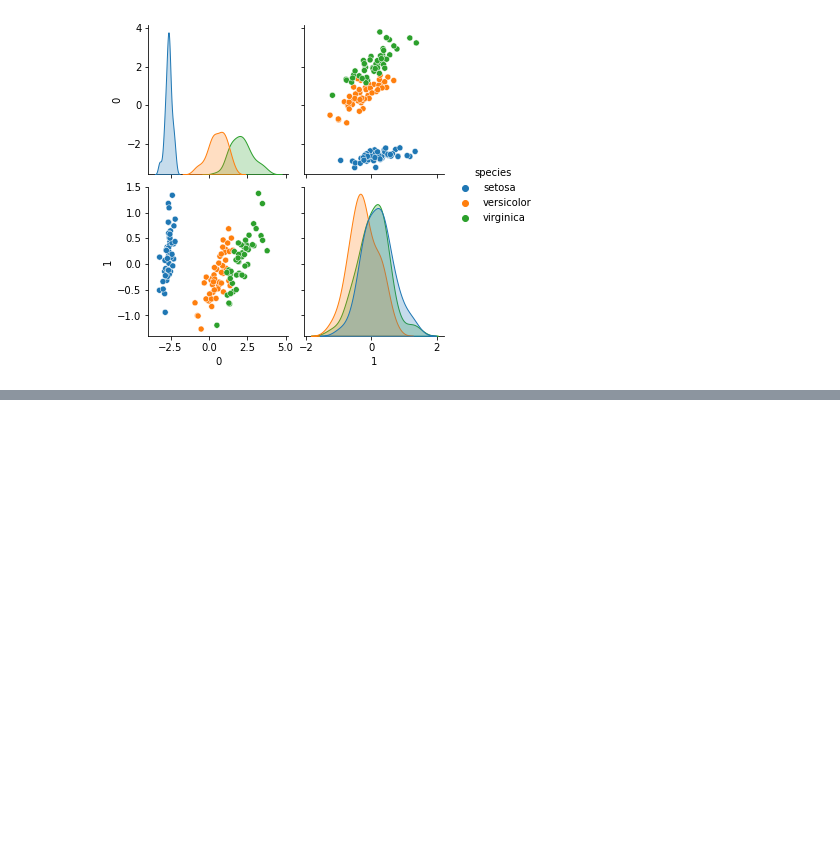
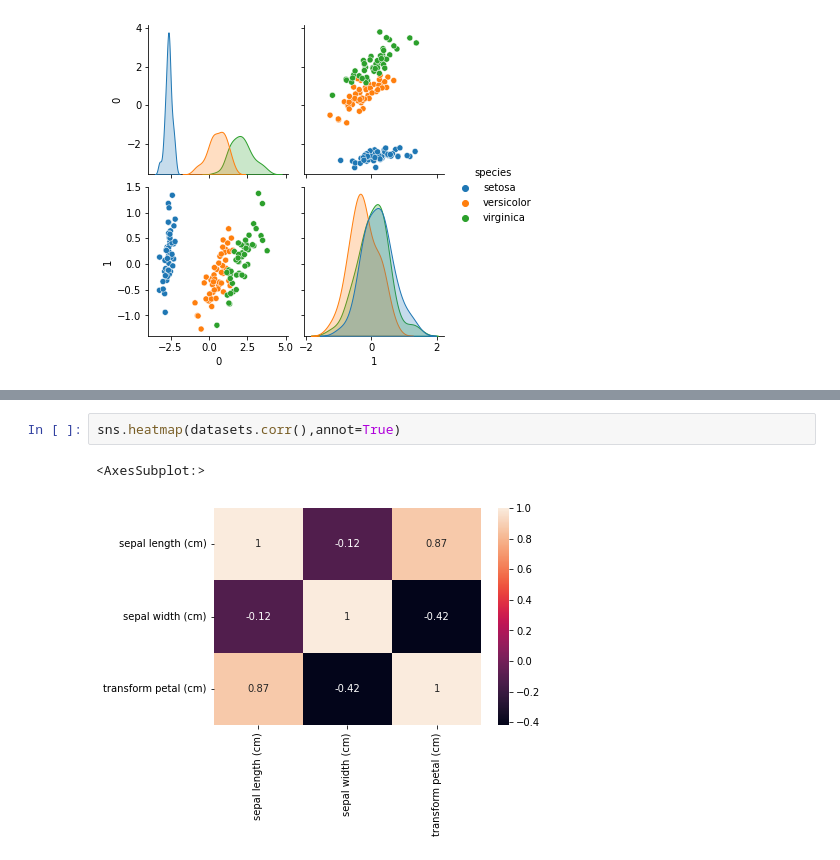
Before and after one commit to kouta0530/jupyter, a Jupyter notebook: practice/scikit-learn/datasetVisualization.ipynb, the cells around one changed output, grey strips where cells are left out. Cells and saved outputs as stored; diff of their text form; blank space fills up the shorter version.

```diff
--- a/practice/scikit-learn/datasetVisualization.ipynb
+++ b/practice/scikit-learn/datasetVisualization.ipynb
@@ -93,0 +111,5 @@ sns.pairplot(datasets,hue='species')
+# %%
+sns.heatmap(datasets.corr(),annot=True)
+# %% [output]
+<AxesSubplot:>
+[figure, added]
```
Also changed, not shown: parts of 2 cells of this notebook.
